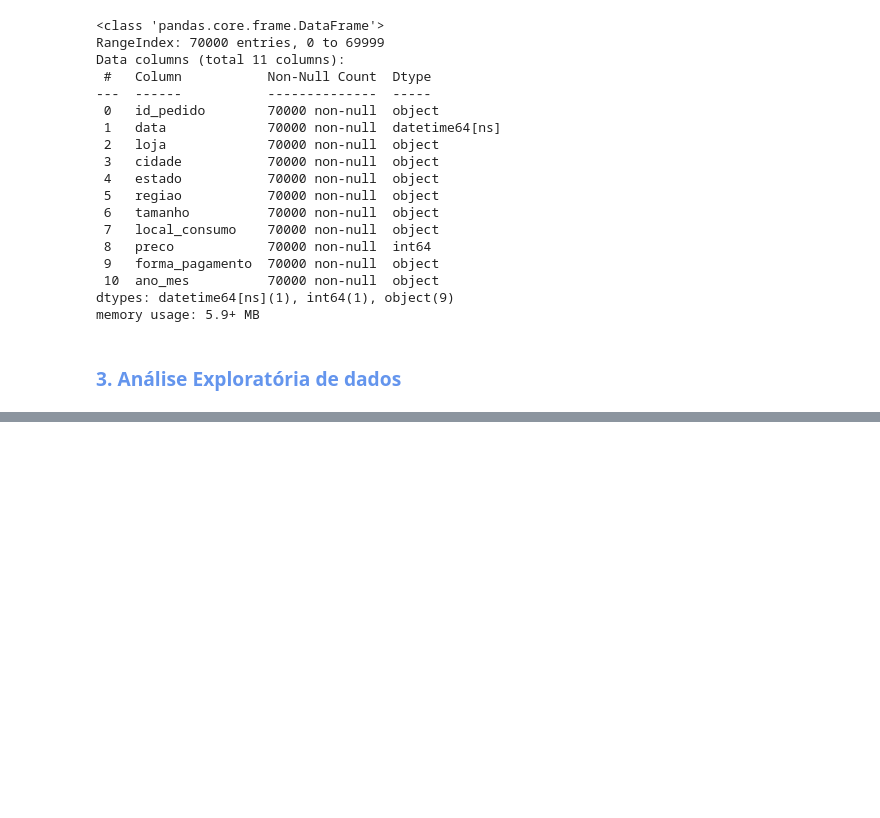
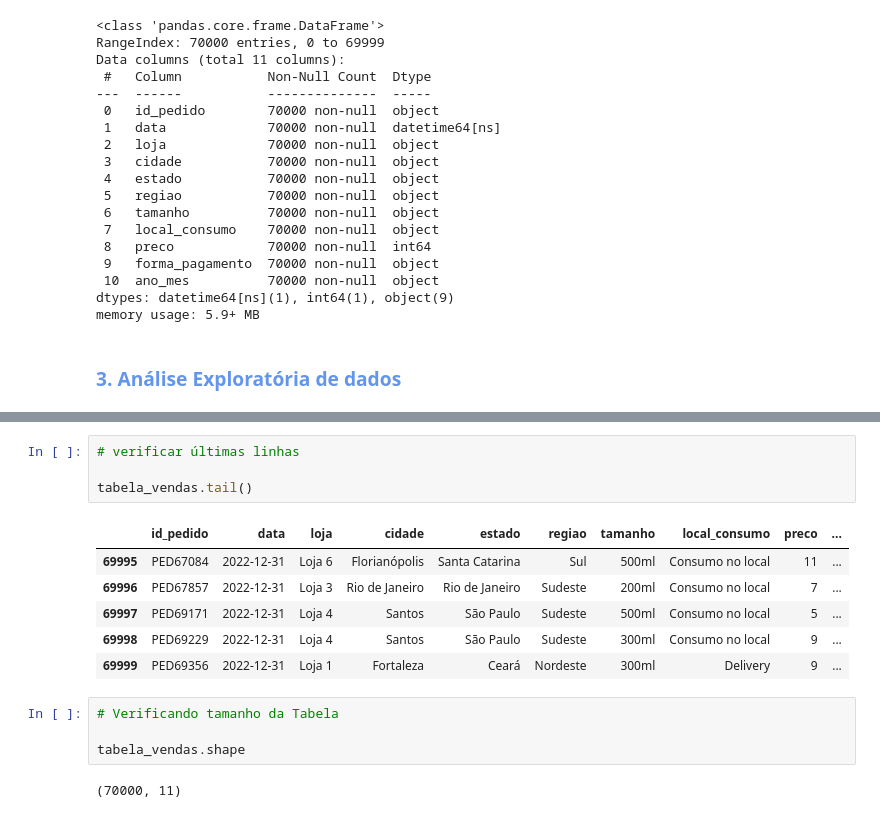
Before and after one commit to BalbinaRaquel/dados_analise-vendas, a Jupyter notebook: analise-vendas.ipynb, the cells around one changed output, grey strips where cells are left out. Saved outputs shown, nothing was run; the diff lists cells and outputs as text; blank space fills up the shorter version.

```diff
--- a/analise-vendas.ipynb
+++ b/analise-vendas.ipynb
@@ -57,0 +69,17 @@ memory usage: 5.9+ MB
+# %%
+# verificar últimas linhas
+
+tabela_vendas.tail()
+# %% [output]
+|  | id_pedido | data | loja | cidade | estado | regiao | tamanho | local_consumo | preco | ... |
+| 69995 | PED67084 | 2022-12-31 | Loja 6 | Florianópolis | Santa Catarina | Sul | 500ml | Consumo no local | 11 | ... |
+| 69996 | PED67857 | 2022-12-31 | Loja 3 | Rio de Janeiro | Rio de Janeiro | Sudeste | 200ml | Consumo no local | 7 | ... |
+| 69997 | PED69171 | 2022-12-31 | Loja 4 | Santos | São Paulo | Sudeste | 500ml | Consumo no local | 5 | ... |
+| 69998 | PED69229 | 2022-12-31 | Loja 4 | Santos | São Paulo | Sudeste | 300ml | Consumo no local | 9 | ... |
+| 69999 | PED69356 | 2022-12-31 | Loja 1 | Fortaleza | Ceará | Nordeste | 300ml | Delivery | 9 | ... |
+# %%
+# Verificando tamanho da Tabela
+
+tabela_vendas.shape
+# %% [output]
+(70000, 11)
```
Also changed, not shown: parts of 15 cells of this notebook.
